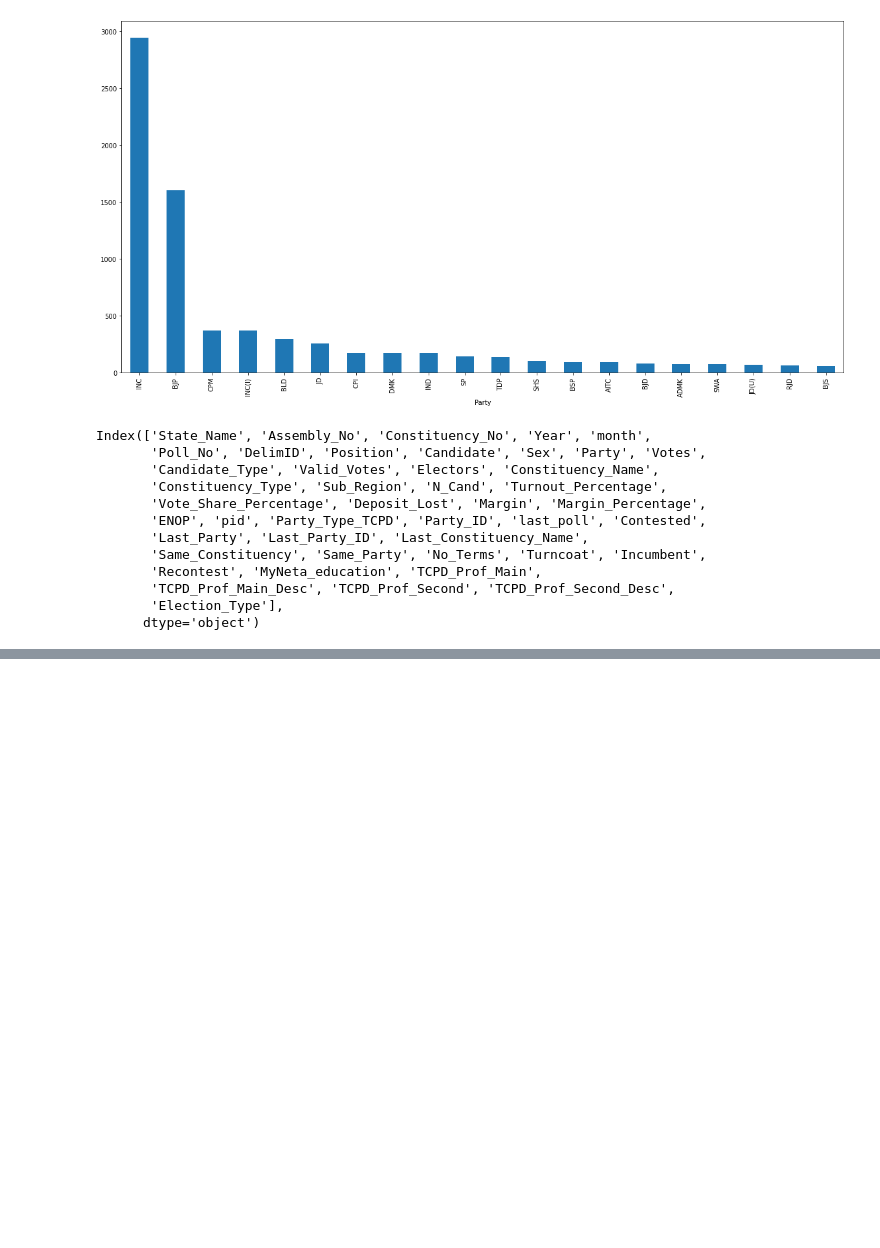
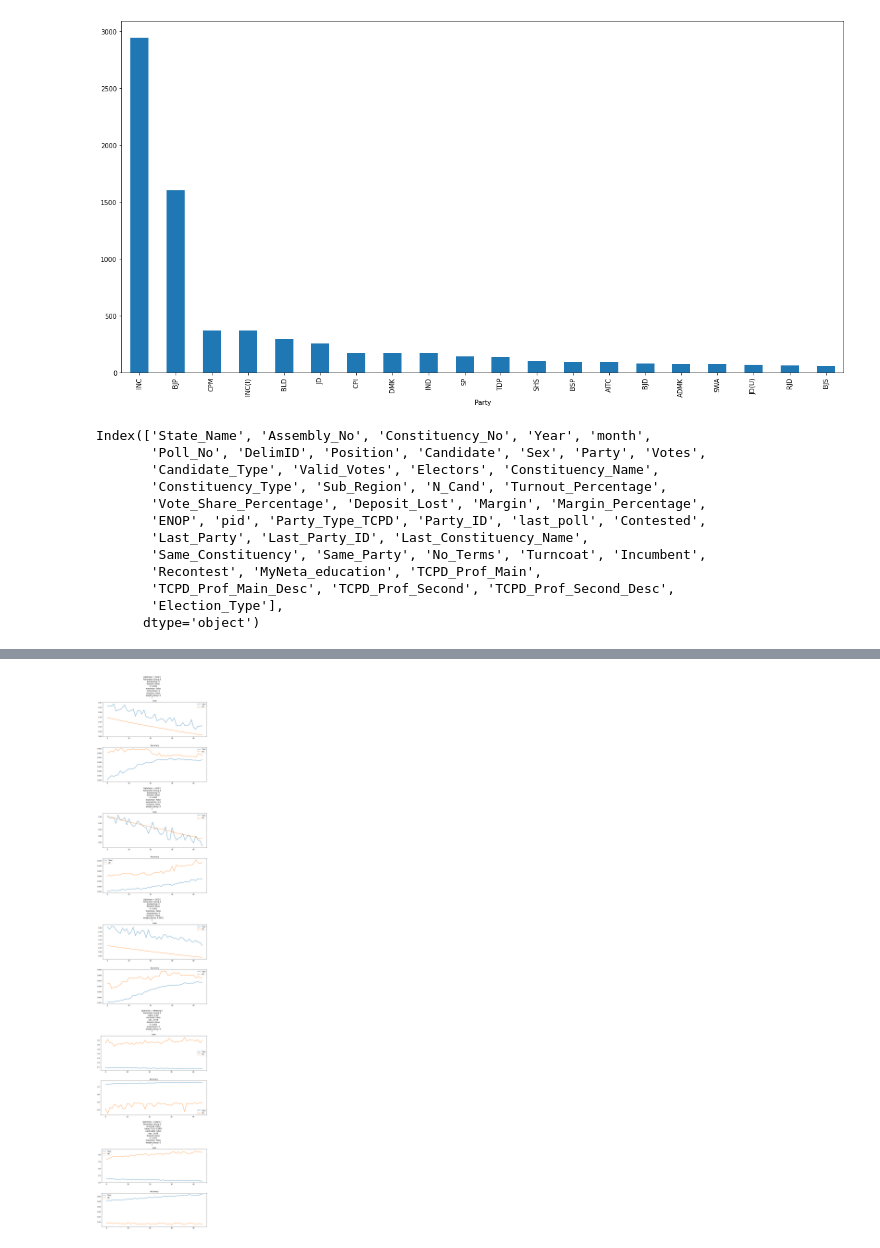
Before and after one commit to YUG-DEDHIA/Precog---Elections-2024-Recruitment-Task, a Jupyter notebook: Elections/preprocessing.ipynb, the cells around one changed output, grey strips where cells are left out. Cells and saved outputs as stored; diff of their text form; code cells hidden in the pictures; blank space fills up the shorter version.

```diff
--- a/Elections/preprocessing.ipynb
+++ b/Elections/preprocessing.ipynb
@@ -184,0 +200,7 @@ df3.head()
+# %%
+# Split for position 1
+
+from sklearn.model_selection import train_test_split
+trainX,testX= train_test_split(df3_position1,test_size=0.1,random_state=0)
+trainY,testY= train_test_split(labels,test_size=0.1,random_state=0)
+trainX.head()
@@ -191,0 +370,5 @@ ValueError: could not convert string to float: 'no'
+# %%
+trainloader_minibatch = torch.utils.data.DataLoader(trainset, batch_size=64, shuffle=True, num_workers=2)
+testloader_minibatch = torch.utils.data.DataLoader(testset, batch_size=64, shuffle=False, num_workers=2)
+x,y=iter(trainloader_minibatch).next()
+x.shape, y.shape
@@ -191,0 +377,6 @@ ValueError: could not convert string to float: 'no'
+# %%
+lr=0.001
+optimizers =[torch.optim.SGD(models[0].parameters(),lr=lr),torch.optim.SGD(models[1].parameters(), lr=lr, momentum=0.9), torch.optim.SGD(models[2].parameters(),lr=lr,weight_decay=0.0001) ,torch.optim.RMSprop(models[3].parameters(),lr=lr) , torch.optim.Adam(models[4].parameters(), lr=lr)]
+criterion = nn.CrossEntropyLoss()
+accuracy=np.zeros((len(optimizers),2))
+len(optimizers)
@@ -191,0 +387,79 @@ ValueError: could not convert string to float: 'no'
+# %%
+import matplotlib.pyplot as plt
+epochs= 45
+fig = plt.figure(layout='constrained', figsize=(10, 50))
+figs =fig.subfigures(len(optimizers),1)
+for o in range(len(optimizers)):
+    train_loss=[]
+    test_loss=[]
+    tr_acc=[]
+    te_acc=[]
+    min_val_loss=1e9
+    for e in tqdm(range(epochs)):
+        trl,tel=0,0
+        tre=0
+        tee=0
+        c=0
+        for batch in trainloader_minibatch:
+            x,y =batch
+            x=x.to(device)
+            y=y.to(device)
+            y_pred = models[o](x)
+            trloss = criterion(y_pred,y)
+            optim = optimizers[o]
+            optim.zero_grad()
+            trloss.backward()
+            optim.step()
+            temp=torch.argmax(y_pred,dim=1)
+            for i,t in enumerate(temp):
+                c+=1
+                if t==y[i]:
+                    tre+=1
+            # tre/=len(sentence)
+            trl+=trloss.item()
+        trl/=len(trainloader_minibatch)
+        tre/=c
+        # tre/=len(train_dataset)
+        train_loss.append(trl)
+        tr_acc.append(tre)
+        c=0
+        for sentence in testloader_minibatch:
+            with torch.no_grad():
+                x,y =sentence
+                x=x.to(device)
+                y=y.to(device)
+                y_pred = models[o](x)
+                teloss = criterion(y_pred,y)
+                temp=torch.argmax(y_pred,dim=1)
+                for i,t in enumerate(temp):
+                    c+=1
+                    if t==y[i]:
+                        tee+=1
+
+                # tee/= len(sentence)
+                tel+=teloss.item()
+        tel/=len(testloader_minibatch)
+        # tee/=len(val_dataset)
+        tee/= c
+        test_loss.append(tel)
+        te_acc.append(tee)
+        # print(f'On epochs {e}, training loss = {trl} and training accuracy = {tre}')
+        # print(f"On epochs {e}, validation loss = {tel} and validation accuracy = {tee}")
+        if tee< min_val_loss:
+            min_val_loss=tee
+            accuracy[o,0]=tre
+            accuracy[o,1]=tee
+    axes =figs[o].subplots(2,1)
+    figs[o].suptitle(f"Optimizer = {optimizers[o]}")
+    axes[0].plot(range(epochs),train_loss,label='Train')
+    axes[0].plot(range(epochs),test_loss,label='Val')
+    axes[0].set_title('Loss')
+    axes[0].legend()
+
+    axes[1].plot(range(epochs),tr_acc,label='Train')
+    axes[1].plot(range(epochs),te_acc,label='Val')
+    axes[1].set_title('Accuracy')
+    axes[1].legend()
+plt.show()
+# %% [output]
+[figure, added]
```
Also changed, not shown: parts of 19 cells of this notebook, 2 other files.
